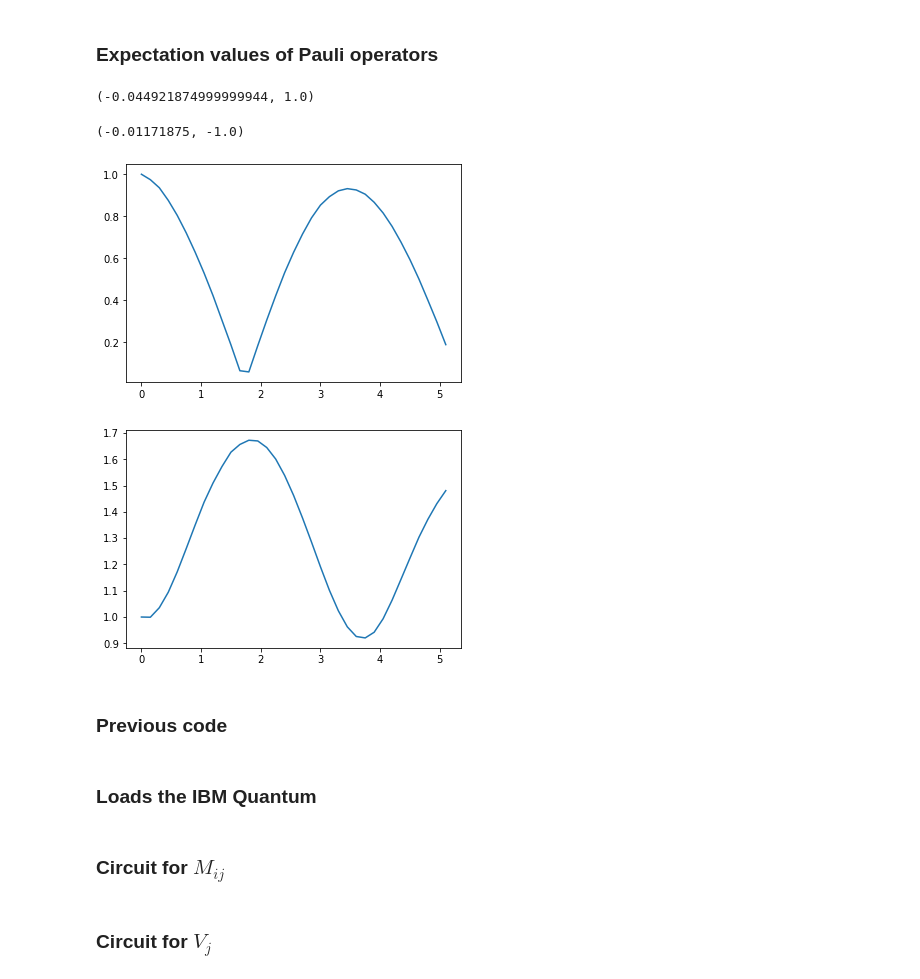
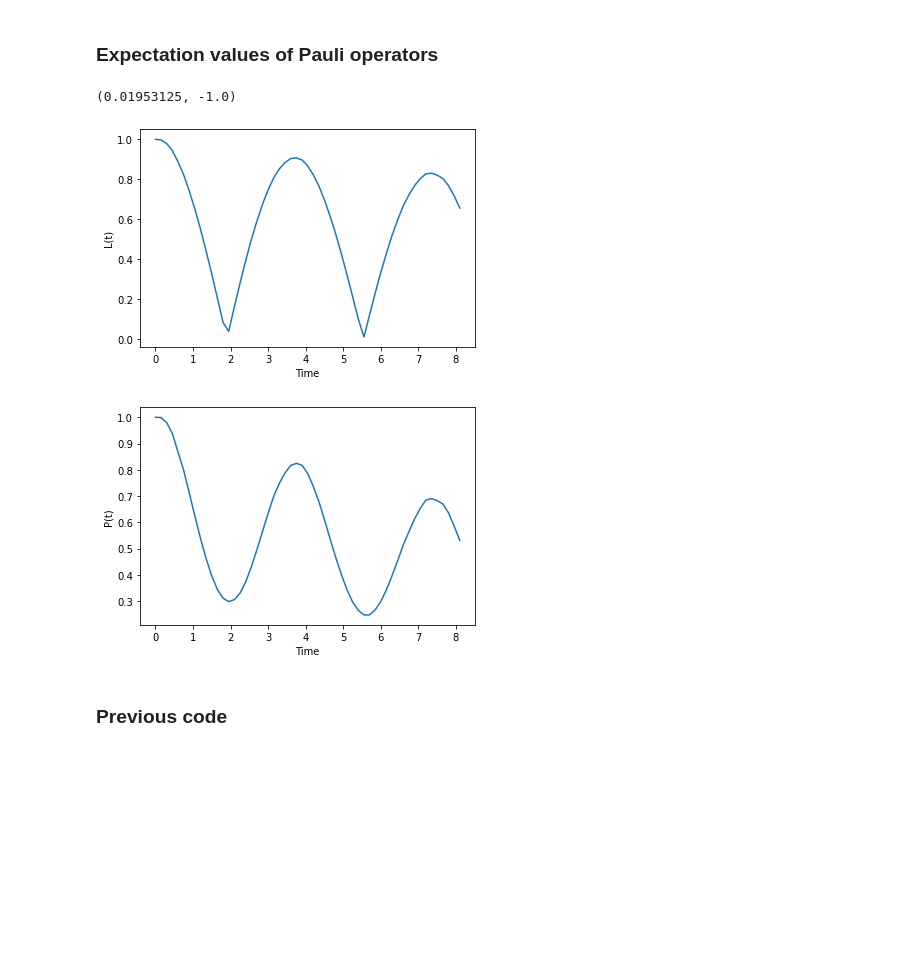
Before and after one commit to psasanka1729/QAAS-project, a Jupyter notebook: QAAS_project.ipynb, the cells around one changed output. Cells and saved outputs as stored; diff of their text form; code cells hidden in the pictures; blank space fills up the shorter version.

```diff
--- a/QAAS_project.ipynb
+++ b/QAAS_project.ipynb
@@ -67,10 +67,12 @@ from qiskit.opflow.expectations import PauliExpectation
 from qiskit.opflow.converters import CircuitSampler
 from qiskit.providers.aer import QasmSimulator
 
+
+sigma_X = np.matrix([[0, 1],
+                     [1, 0]])
 # U_1(theta) = exp(-i * theta/2 * sigma_x)
-sigma_X = np.matrix([[0, 1], [1, 0]])
 def U_1(theta):
-     return expm(-1j*theta*0.5*sigma_X)
+     return expm(-1j*(theta/2)*sigma_X)
 
 def Expectation_Values(theta_1):
 
@@ -80,10 +82,8 @@ def Expectation_Values(theta_1):
 
     psi = CircuitStateFn(psi)
 
-    # Choosing the operator whose expectation to be measured.
-    op_0 = Y
-    # Performing <psi | op |psi>.
-    measurable_expression = StateFn(op_0, is_measurement = True).compose(psi)
+    # Performing <psi | sigma_Y |psi>.
+    measurable_expression = StateFn(Y, is_measurement = True).compose(psi)
 
     # Expectation value in the sigma_z basis aka computational basis.
     expectation = PauliExpectation().convert(measurable_expression)
@@ -101,10 +101,9 @@ def Expectation_Values(theta_1):
 
     psi = CircuitStateFn(psi)
 
-    # Choosing the operator whose expectation to be measured.
-    op_1 = Z
-    # Performing <psi | op |psi>.
-    measurable_expression = StateFn(op_1, is_measurement = True).compose(psi)
+
+    # Performing <psi | sigma_Z |psi>.
+    measurable_expression = StateFn(Z, is_measurement = True).compose(psi)
 
     # Expectation value in the sigma_z basis aka computational basis.
     expectation = PauliExpectation().convert(measurable_expression)
@@ -115,21 +114,17 @@ def Expectation_Values(theta_1):
     V_1 = sampler.eval().real # Returning the <psi | sigma_z |psi>.
 
     return V_0, V_1 # <psi|sigma_y|psi>, <psi|sigma_z|psi>.
-# %%
-Expectation_Values(0.0)
-# %% [output]
-(-0.044921874999999944, 1.0)
 # %%
 Expectation_Values(np.pi)
 # %% [output]
-(-0.01171875, -1.0)
+(0.01953125, -1.0)
 # %%
 t = 0.0
 dt = 0.15
 Time = [t]
 
 alpha_0 = 1
-theta_0 = np.pi
+theta_0 = 0.0
 
 alpha = alpha_0
 theta = theta_0
@@ -139,7 +134,7 @@ theta_s = [theta]
 
 # Run the expectation value.
 M = Expectation_Values(theta_0)
-while t < 5:
+while t < 8:
 
     alpha_dot = (alpha/2) * M[0]
     theta_dot = 2-M[1]
@@ -166,14 +161,18 @@ def L(alpha_list, theta_list):
 # %%
 import matplotlib.pyplot as plt
 plt.plot(Time,L(alpha_s,theta_s))
+plt.xlabel("Time")
+plt.ylabel("L(t)")
 plt.show()
 # %% [output]
-[figure, old version]
+[figure, new version]
 # %%
-plt.plot(Time,alpha_s)
+plt.plot(Time,np.square(alpha_s)) # \alpha^2 = P(t) = |<psi(t)|psi(t)>|^2.
+plt.xlabel("Time")
+plt.ylabel("P(t)")
 plt.show()
 # %% [output]
-[figure, old version]
+[figure, new version]
 # %% [markdown]
 ### Previous code
 # %%
@@ -185,9 +184,3 @@ def Psi_ansatz(alpha,theta,state_initial):
 
 def Psi_tilde(theta,state_initial):
     return np.exp(-(1j/2)*theta*Pauli_X)*state_initial
-# %% [markdown]
-### Loads the IBM Quantum
-# %% [markdown]
-### Circuit for $M_{ij}$
-# %% [markdown]
-### Circuit for $V_{j}$
```
Also changed, not shown: parts of 7 cells of this notebook.
